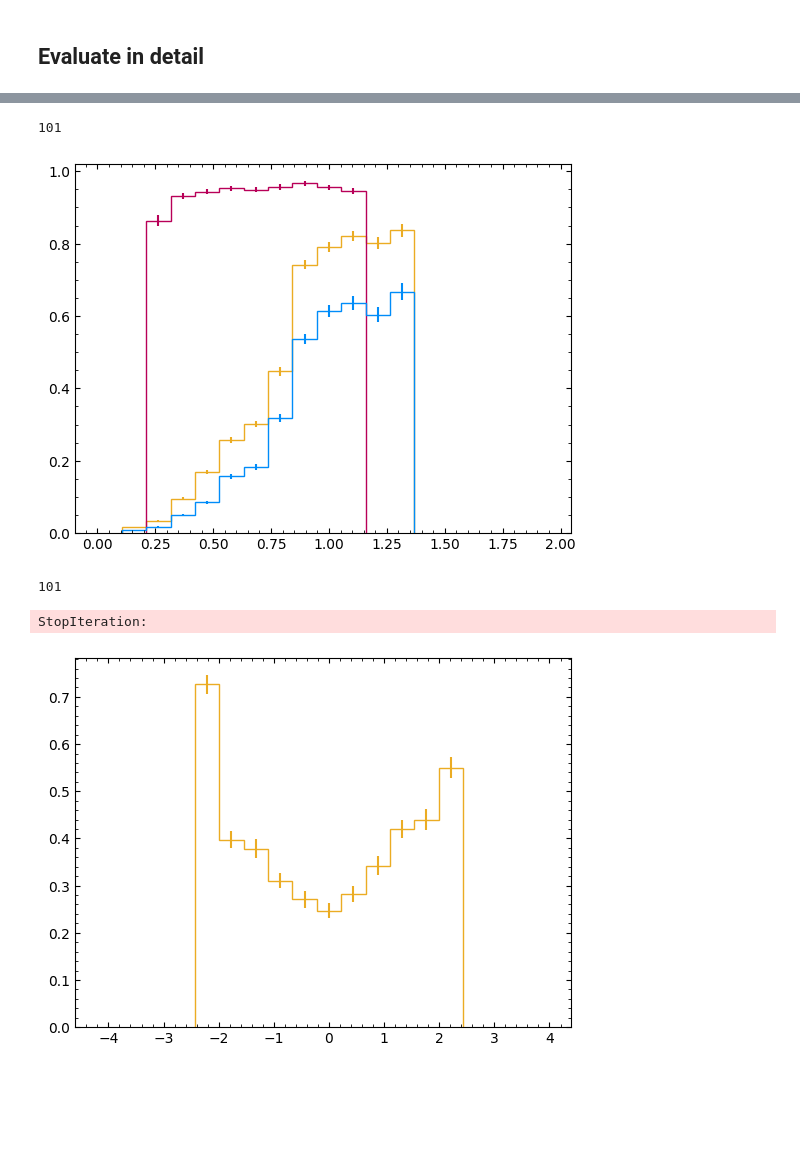
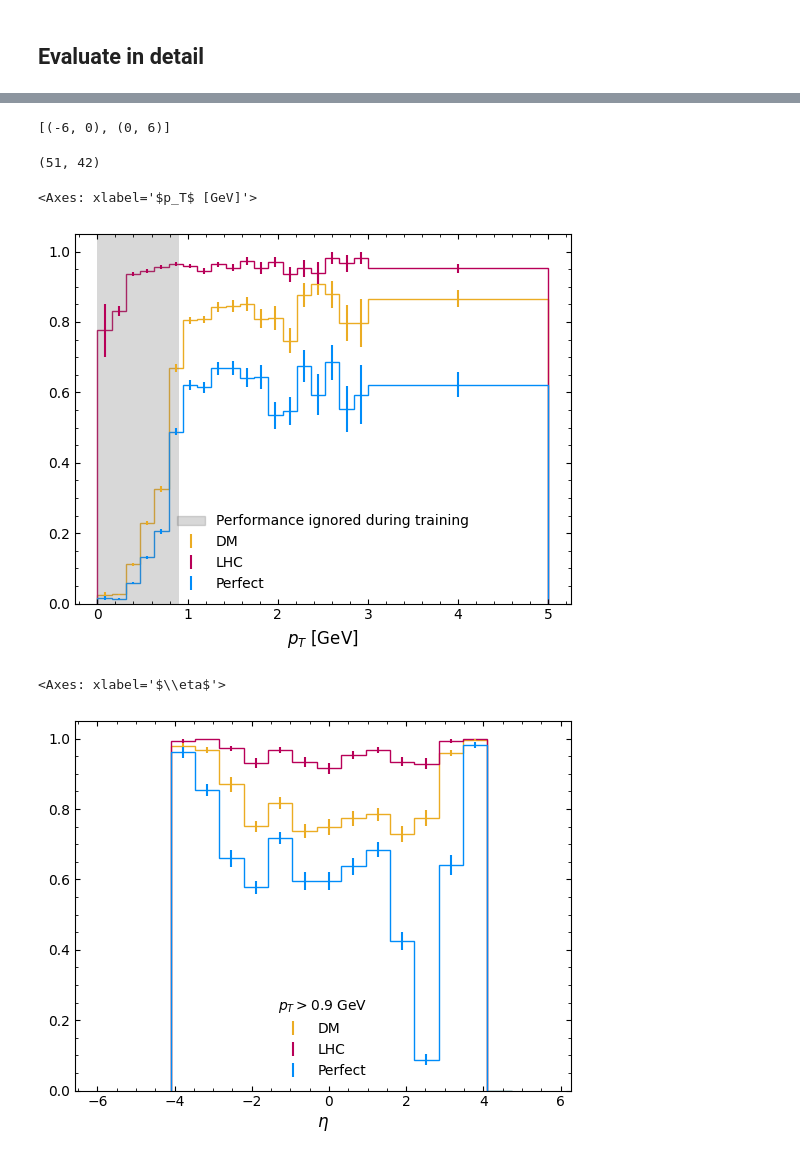
Before and after one commit to gnn-tracking/klieret-gnn-tracking-experiments, a Jupyter notebook: notebooks/0330_reevaluate_metrics_tcn.ipynb, the cells around one changed output, grey strips where cells are left out. Drawn from its saved outputs; the diff is of its cells as text; code cells hidden in the pictures; blank space fills up the shorter version.

```diff
--- a/notebooks/0330_reevaluate_metrics_tcn.ipynb
+++ b/notebooks/0330_reevaluate_metrics_tcn.ipynb
@@ -164,43 +158,66 @@ def tracking_metrics_vs_var(h_df, c_df, vars, var="eta", pt_min=0.9):
+# %%
+list(itertools.pairwise([-6, 0, 6]))
+# %% [output]
+[(-6, 0), (0, 6)]
+# %%
+_rs = list(tracking_metrics_vs_var(h_df, c_df, np.linspace(-6, 6, 20), "eta"))
+sum([r["n_particles"] for r in _rs]), sum([r["n_cleaned_clusters"] for r in _rs])
+# %% [output]
+(51, 42)
 # %%
-
-pts = np.linspace(0, 2, 20)
-etas = np.linspace(-4.2, 4.2, 20)
+pts = np.array(np.linspace(0, 3, 20).tolist() + [5.])
+etas = np.linspace(-6, 6, 20)
+# pts = np.array([0.9, 100])
+# etas = np.array([-100, 100])
 rs_pt = []
 rs_eta = []
 for h_df, c_df in m_data:
     rs_pt.extend(list(tracking_metrics_vs_pt(h_df, c_df, pts)))
-    rs_eta.extend(list(tracking_metrics_vs_var(h_df, c_df, etas, "eta")))
+    rs_eta.extend(list(tracking_metrics_vs_var(h_df, c_df, etas, "eta", pt_min=0.9)))
 # %%
 def aggregate(results, key, n_batches):
     assert len(results) % n_batches == 0
     n_bins = len(results) // n_batches
     return (
-        [np.mean([r[key] for r in results[i::n_bins]]) for i in range(n_bins)],
-        [np.std([r[key] for r in results[i::n_bins]]) / np.sqrt(n_batches) for i in range(n_bins)],
+        [np.nanmean([r[key] for r in results[i::n_bins]]) for i in range(n_bins)],
+        [np.nanstd([r[key] for r in results[i::n_bins]]) / np.sqrt(sum(~np.isnan([r[key] for r in results[i::n_bins]]))) for i in range(n_bins)],
     )
 # %%
 from matplotlib import pyplot as plt
 
-def plot_metrics(results, xs):
+def plot_metrics(results, xs, kind):
     n_batches = len(results) // (len(xs)-1)
-    print(n_batches)
+
+    fig, ax = plt.subplots()
+
     y, ey = aggregate(results, "double_majority", n_batches)
-    plt.stairs(y, edges=xs)
-    plt.errorbar((xs[:-1] + xs[1:])/2, y, yerr=ey, ls="none", c="C0")
+    ax.stairs(y, edges=xs)
+    ax.errorbar((xs[:-1] + xs[1:])/2, y, yerr=ey, ls="none", c="C0", label="DM")
+
     y, ey = aggregate(results, "lhc", n_batches)
-    plt.stairs(y, edges=xs)
-    plt.errorbar((xs[:-1] + xs[1:])/2, y, yerr=ey, ls="none", c="C1")
+    ax.stairs(y, edges=xs)
+    ax.errorbar((xs[:-1] + xs[1:])/2, y, yerr=ey, ls="none", c="C1", label="LHC")
+
     y, ey = aggregate(results, "perfect", n_batches)
-    plt.stairs(y, edges=xs)
-    plt.errorbar((xs[:-1] + xs[1:])/2, y, yerr=ey, ls="none", c="C2")
+    ax.stairs(y, edges=xs)
+    ax.errorbar((xs[:-1] + xs[1:])/2, y, yerr=ey, ls="none", c="C2", label="Perfect")
+
+    if kind == "pt":
+        ax.axvspan(0., 0.9, alpha=0.3, color="gray", label="Performance ignored during training", linestyle="none")
+        ax.set_xlabel("$p_T$ [GeV]")
+        ax.legend()
+    elif kind == "eta":
+        ax.set_xlabel("$\eta$")
+        ax.legend(title="$p_T > 0.9$ GeV")
+
+    return ax
 # %%
-plot_metrics(list(rs_pt), pts)
+plot_metrics(list(rs_pt), pts, "pt")
 # %% [output]
-101
+<Axes: xlabel='$p_T$ [GeV]'>
-[figure, old version]
+[figure, new version]
 # %%
-plot_metrics(rs_eta, etas)
+plot_metrics(rs_eta, etas, "eta")
 # %% [output]
-101
+<Axes: xlabel='$\\eta$'>
-StopIteration:
-[figure, old version]
+[figure, new version]
```
Also changed, not shown: parts of 19 cells of this notebook.
